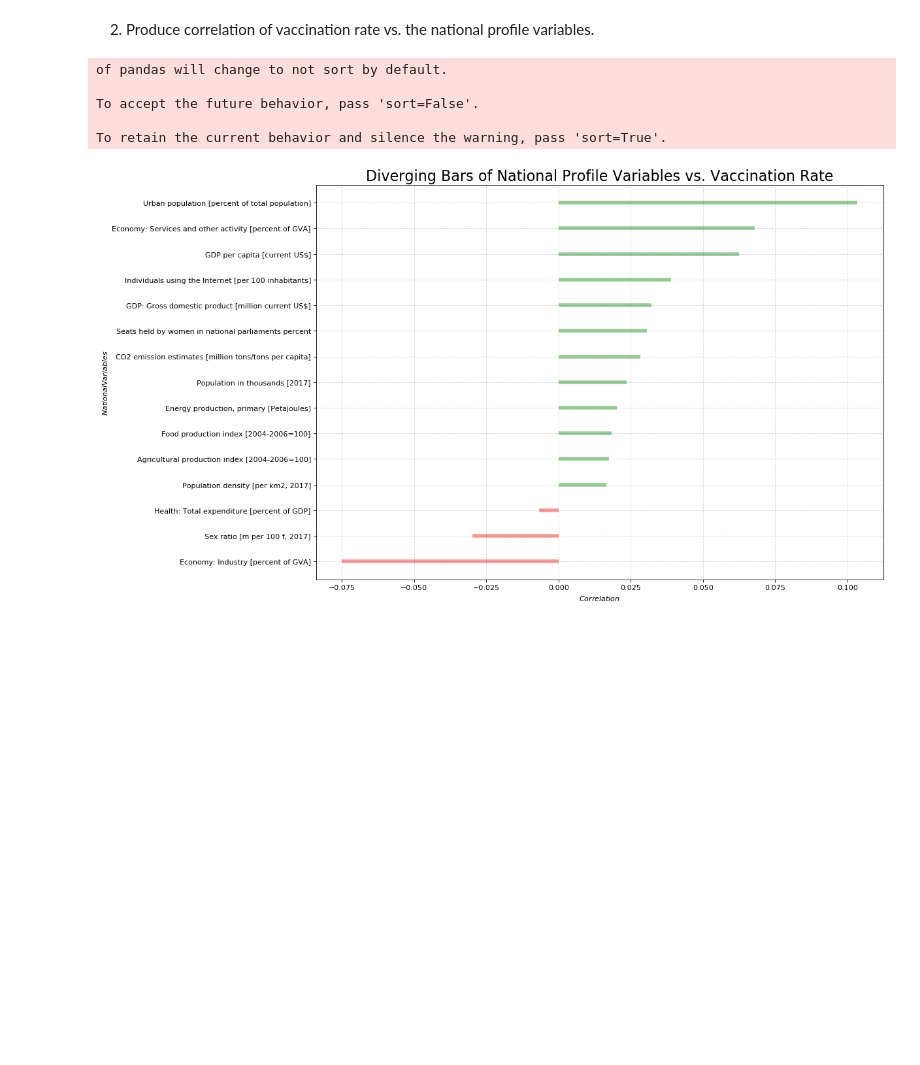
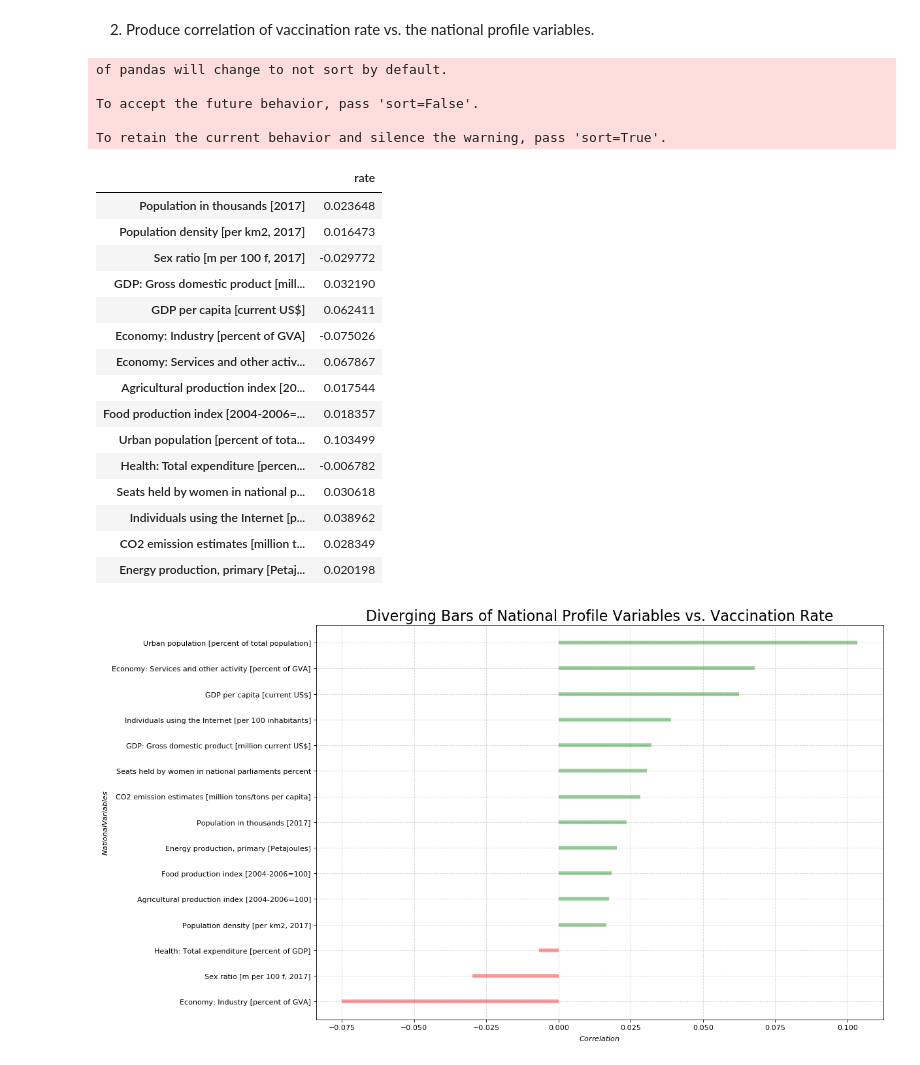
Before and after one commit to chiujess/si330-final, a Jupyter notebook: Correlation.ipynb, the cells around one changed output. Drawn from its saved outputs; the diff is of its cells as text; code cells hidden in the pictures; blank space fills up the shorter version.

Commit message:
changes - corr

```diff
--- a/Correlation.ipynb
+++ b/Correlation.ipynb
@@ -227,33 +227,50 @@ def corr_Profile2VacRate(country_profile, rate):
 
     Given the rate and the country profile, we are generating all possible correlations against all variables
     that can be computed numerically. Therefore, we pick out the float64 and int64 columns in the country profile
     csv, computing correlations for them. Since there are pontentially some countries missing data,
     we drop countries that do not have enough data to calculate a correlation.
     """
 
     country_profile = country_profile.set_index('country')
 
     relevant_df = country_profile.select_dtypes(include=['float64', 'int64'])
 
     concated = pd.concat([relevant_df, rate], axis=1)
 
     concated.rename(columns = {0 : 'rate'}, inplace = True)
 
     corr_df = pd.DataFrame(concated.corr()['rate'])
 
     corr_df = corr_df.dropna()
 
     corr_df = corr_df.drop(['rate'])
 
     return corr_df
 
 corr_df = corr_Profile2VacRate(country_profile, rate)
+corr_df
 # %% [output]
 of pandas will change to not sort by default.
 
 To accept the future behavior, pass 'sort=False'.
 
 To retain the current behavior and silence the warning, pass 'sort=True'.
+|  | rate |
+| Population in thousands [2017] | 0.023648 |
+| Population density [per km2, 2017] | 0.016473 |
+| Sex ratio [m per 100 f, 2017] | -0.029772 |
+| GDP: Gross domestic product [mill... | 0.032190 |
+| GDP per capita [current US$] | 0.062411 |
+| Economy: Industry [percent of GVA] | -0.075026 |
+| Economy: Services and other activ... | 0.067867 |
+| Agricultural production index [20... | 0.017544 |
+| Food production index [2004-2006=... | 0.018357 |
+| Urban population [percent of tota... | 0.103499 |
+| Health: Total expenditure [percen... | -0.006782 |
+| Seats held by women in national p... | 0.030618 |
+| Individuals using the Internet [p... | 0.038962 |
+| CO2 emission estimates [million t... | 0.028349 |
+| Energy production, primary [Petaj... | 0.020198 |
 # %%
 ####################Visualization########################
 
```
